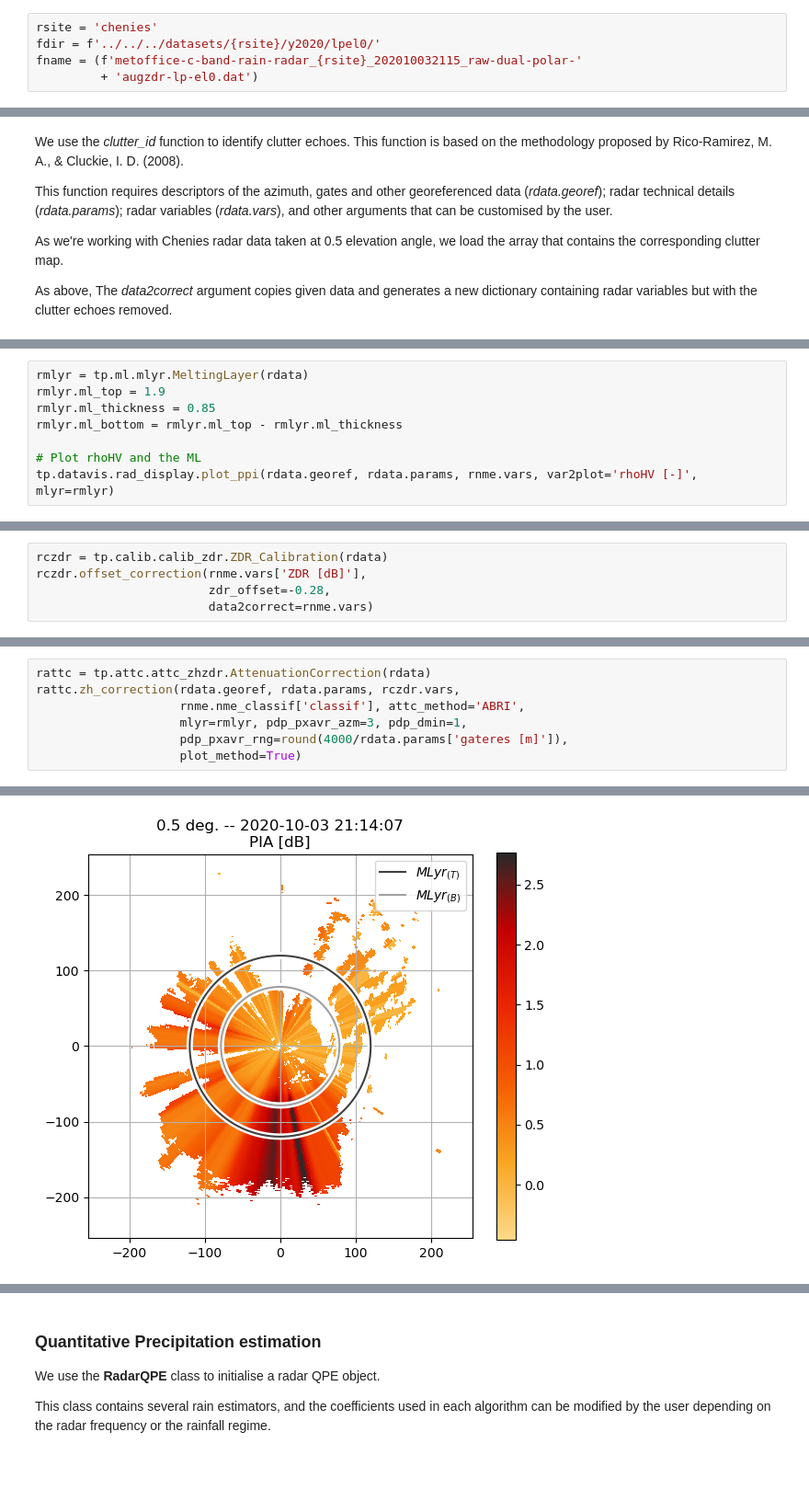
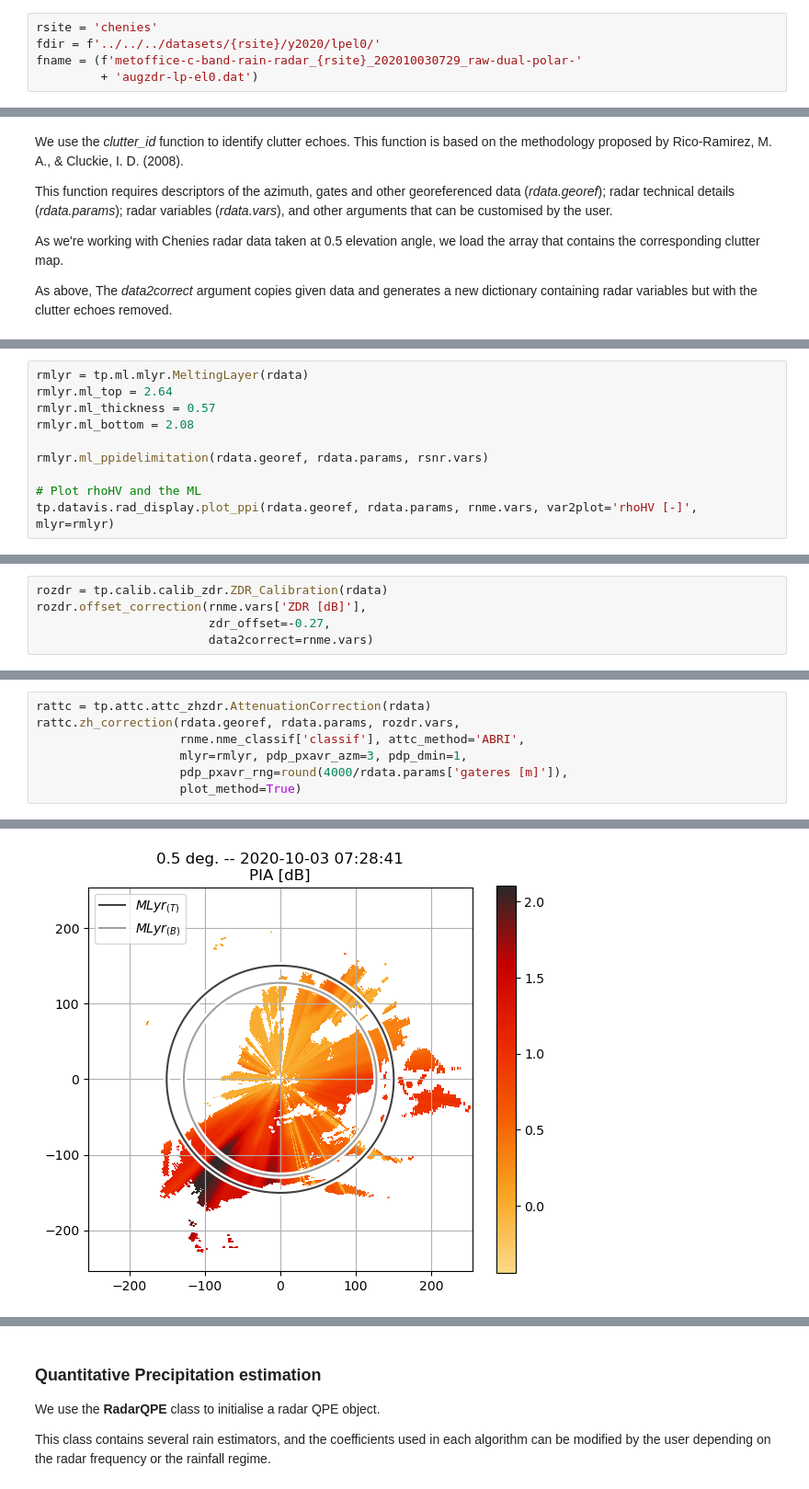
Before and after one commit to uobwatergroup/towerpy, a Jupyter notebook: docs/jupyter_execute/notebooks/radchain_ukmoC.ipynb, the cells around one changed output, grey strips where cells are left out. Shown at 92% size. Drawn from its saved outputs; the diff is of its cells as text.

```diff
--- a/docs/jupyter_execute/notebooks/radchain_ukmoC.ipynb
+++ b/docs/jupyter_execute/notebooks/radchain_ukmoC.ipynb
@@ -33,7 +33,7 @@ For this example, we'll use data collected at the Chenies radar site; *augzdr* s
 # %%
 rsite = 'chenies'
 fdir = f'../../../datasets/{rsite}/y2020/lpel0/'
-fname = (f'metoffice-c-band-rain-radar_{rsite}_202010032115_raw-dual-polar-'
+fname = (f'metoffice-c-band-rain-radar_{rsite}_202010030729_raw-dual-polar-'
          + 'augzdr-lp-el0.dat')
 # %% [markdown]
 ### Use of Towerpy to read in the raw radar variables.
@@ -101,8 +118,10 @@ These heights are important to delimit the rain region within the PPI scan. For
 # %%
 rmlyr = tp.ml.mlyr.MeltingLayer(rdata)
-rmlyr.ml_top = 1.9
-rmlyr.ml_thickness = 0.85
-rmlyr.ml_bottom = rmlyr.ml_top - rmlyr.ml_thickness
+rmlyr.ml_top = 2.64
+rmlyr.ml_thickness = 0.57
+rmlyr.ml_bottom = 2.08
+
+rmlyr.ml_ppidelimitation(rdata.georef, rdata.params, rsnr.vars)
 
 # Plot rhoHV and the ML
 tp.datavis.rad_display.plot_ppi(rdata.georef, rdata.params, rnme.vars, var2plot='rhoHV [-]', mlyr=rmlyr)
@@ -116,7 +135,7 @@ For this example, the $Z_{DR}$ offset is set as -0.28. This value was derived fr
 # %%
-rczdr = tp.calib.calib_zdr.ZDR_Calibration(rdata)
-rczdr.offset_correction(rnme.vars['ZDR [dB]'],
-                        zdr_offset=-0.28,
+rozdr = tp.calib.calib_zdr.ZDR_Calibration(rdata)
+rozdr.offset_correction(rnme.vars['ZDR [dB]'],
+                        zdr_offset=-0.27,
                         data2correct=rnme.vars)
 # %% [markdown]
 ### Attenuation correction
@@ -130,7 +147,7 @@ The *zdr_correction* function requires the outputs of the $Z_H$ attenuation corr
 **Note that the attenuation is computed up to a user-defined height that correspond to the rain region within the PPI scan.**
 # %%
 rattc = tp.attc.attc_zhzdr.AttenuationCorrection(rdata)
-rattc.zh_correction(rdata.georef, rdata.params, rczdr.vars,
+rattc.zh_correction(rdata.georef, rdata.params, rozdr.vars,
                     rnme.nme_classif['classif'], attc_method='ABRI',
                     mlyr=rmlyr, pdp_pxavr_azm=3, pdp_dmin=1,
                     pdp_pxavr_rng=round(4000/rdata.params['gateres [m]']),
@@ -142 +159 @@ rattc.zh_correction(rdata.georef, rdata.params, rczdr.vars,
-[figure, old version]
+[figure, new version]
```
Also changed, not shown: parts of 23 cells of this notebook, 40 other files.
